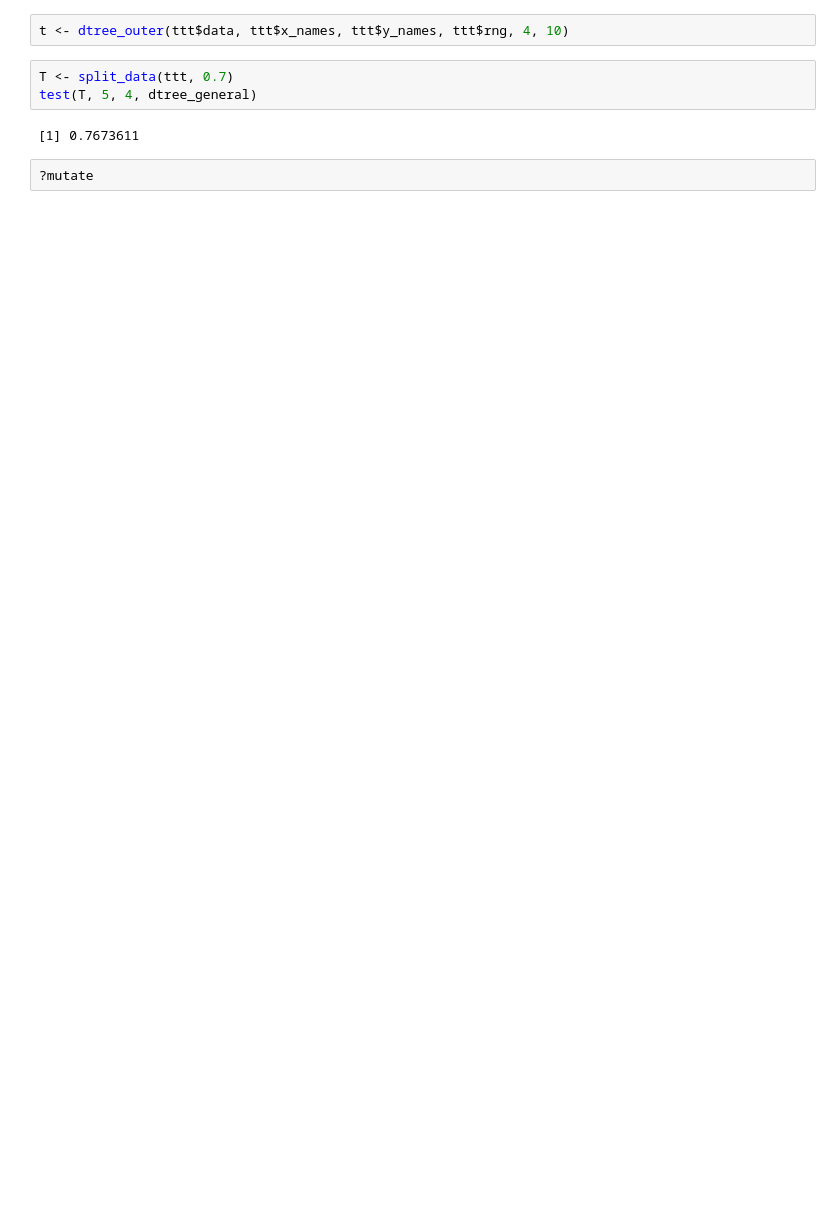
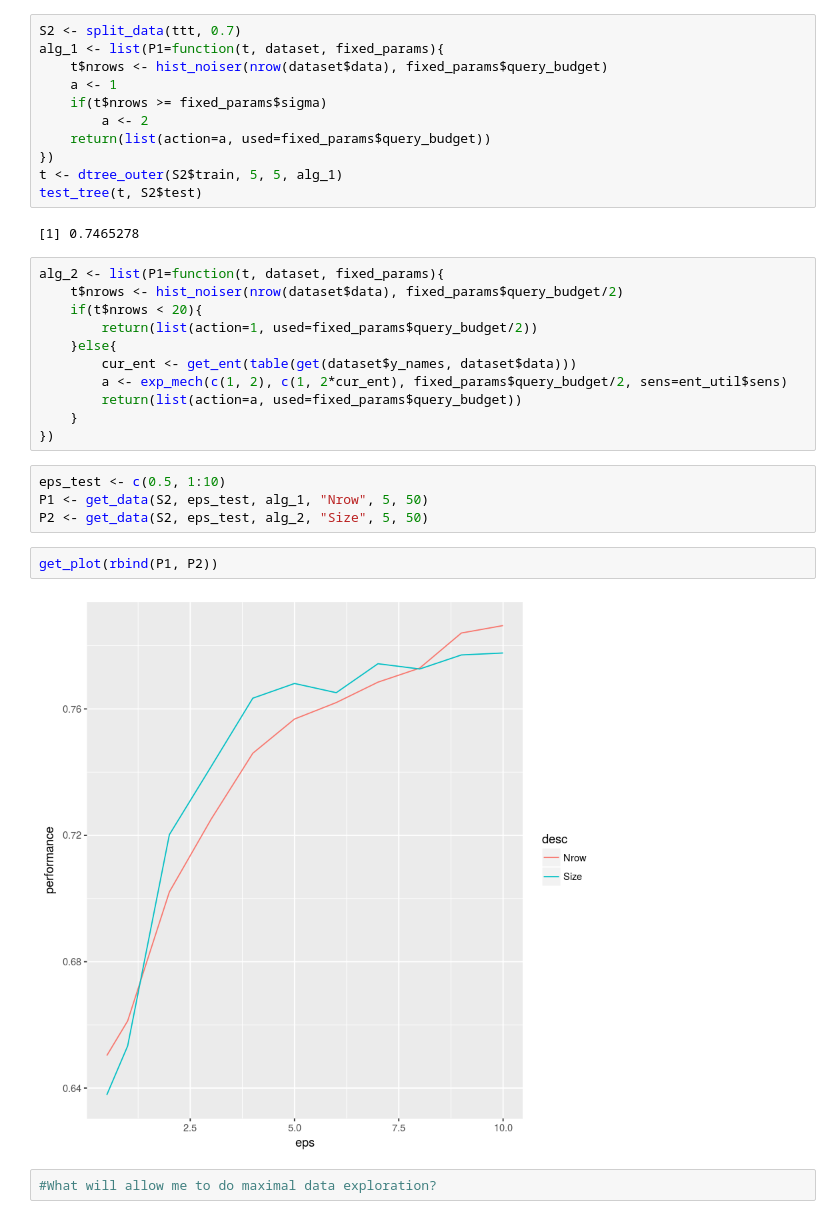
Before and after one commit to jimola/S18_Research, a Jupyter notebook: Data/Generalization.ipynb, the cells around one changed output. Cells and saved outputs as stored; diff of their text form; blank space fills up the shorter version.

```diff
--- a/Data/Generalization.ipynb
+++ b/Data/Generalization.ipynb
@@ -125,9 +62,34 @@ dtree_general <- function(D, B, dep) dtree_outer(D$data, D$x_names, D$y_names, D
-# %%
-t <- dtree_outer(ttt$data, ttt$x_names, ttt$y_names, ttt$rng, 4, 10)
-# %%
-T <- split_data(ttt, 0.7)
-test(T, 5, 4, dtree_general)
-# %% [output]
-[1] 0.7673611
-# %%
-?mutate
+# %%
+S2 <- split_data(ttt, 0.7)
+alg_1 <- list(P1=function(t, dataset, fixed_params){
+    t$nrows <- hist_noiser(nrow(dataset$data), fixed_params$query_budget)
+    a <- 1
+    if(t$nrows >= fixed_params$sigma)
+        a <- 2
+    return(list(action=a, used=fixed_params$query_budget))
+})
+t <- dtree_outer(S2$train, 5, 5, alg_1)
+test_tree(t, S2$test)
+# %% [output]
+[1] 0.7465278
+# %%
+alg_2 <- list(P1=function(t, dataset, fixed_params){
+    t$nrows <- hist_noiser(nrow(dataset$data), fixed_params$query_budget/2)
+    if(t$nrows < 20){
+        return(list(action=1, used=fixed_params$query_budget/2))
+    }else{
+        cur_ent <- get_ent(table(get(dataset$y_names, dataset$data)))
+        a <- exp_mech(c(1, 2), c(1, 2*cur_ent), fixed_params$query_budget/2, sens=ent_util$sens)
+        return(list(action=a, used=fixed_params$query_budget))
+    }
+})
+# %%
+eps_test <- c(0.5, 1:10)
+P1 <- get_data(S2, eps_test, alg_1, "Nrow", 5, 50)
+P2 <- get_data(S2, eps_test, alg_2, "Size", 5, 50)
+# %%
+get_plot(rbind(P1, P2))
+# %% [output]
+[figure, added]
+# %%
+#What will allow me to do maximal data exploration?
```
Also changed, not shown: parts of 24 cells of this notebook, 21 other files.
